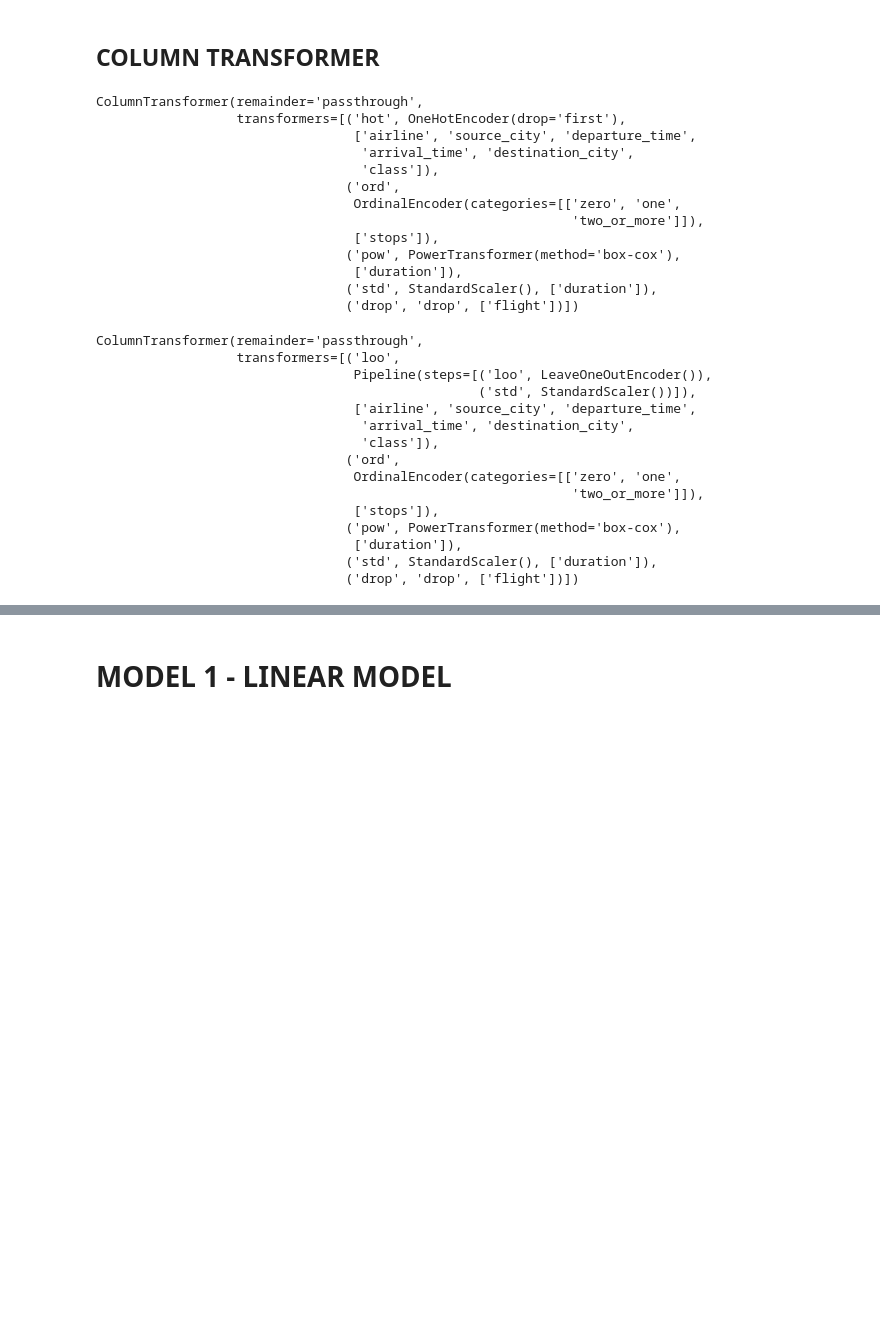
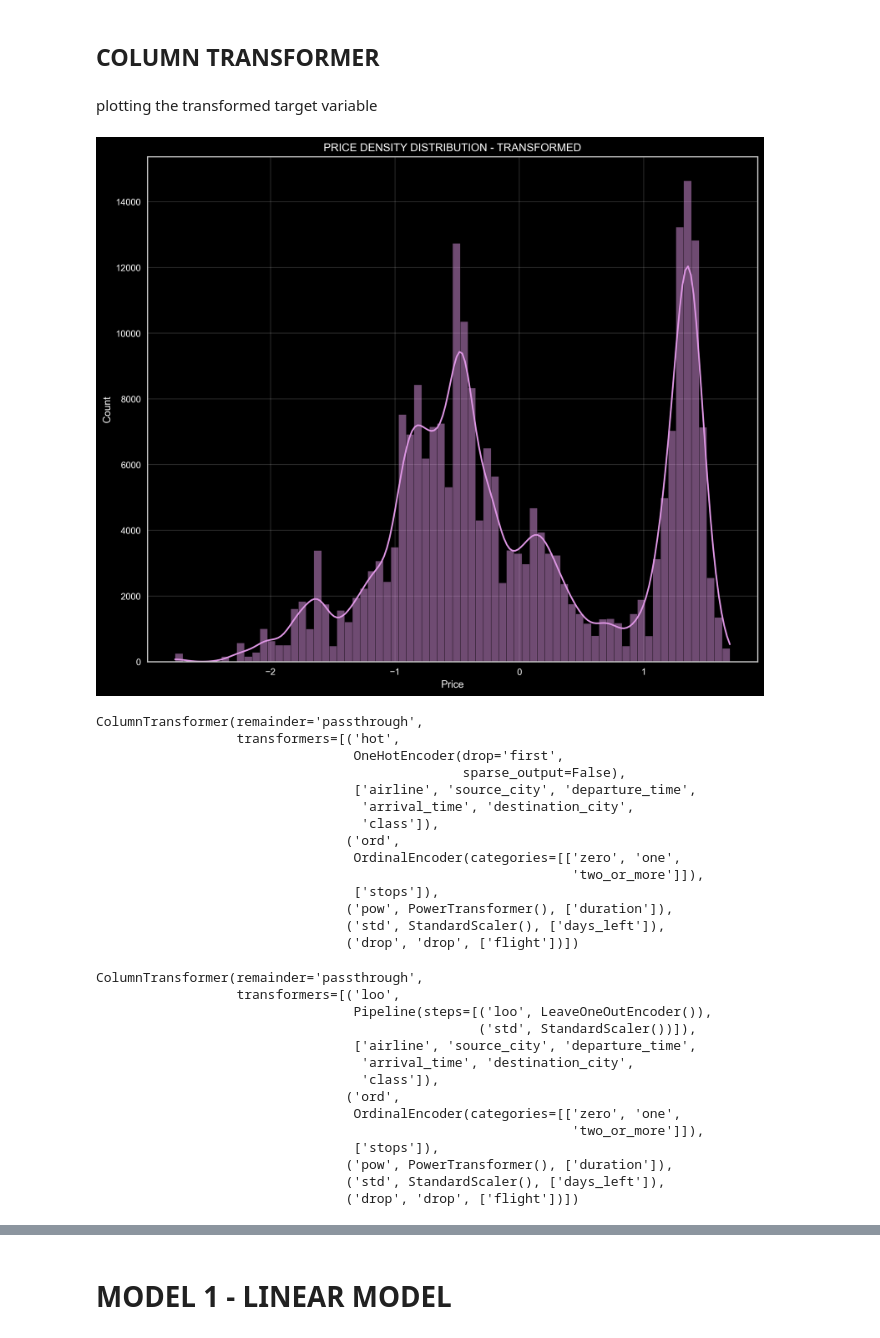
Before and after one commit to baldogiovine/763691, a Jupyter notebook: flights_provola.ipynb, the cells around one changed output, grey strips where cells are left out. Drawn from its saved outputs; the diff is of its cells as text; code cells hidden in the pictures; blank space fills up the shorter version.

Commit message:
with apparently working cyclic encoder

```diff
--- a/flights_provola.ipynb
+++ b/flights_provola.ipynb
@@ -515,6 +417,6 @@ Sturges' rule seems to make not many bins and not to few bins
 # %%
 # create bins for the target variable
-bins = pd.qcut(df['price'], q=round(log2(df.shape[0])), labels=False)
+bins = pd.qcut(df['price'], q=round(1+log2(df.shape[0])), labels=False)
 
 # create a stratified train-test split
 split = StratifiedShuffleSplit(n_splits=1, test_size=0.2) #, random_state=42
@@ -542,19 +444,38 @@ y_test = y_test.reshape(-1, 1)
 power = PowerTransformer(method='box-cox')
 y_train = power.fit_transform(y_train)
 y_test = power.transform(y_test)
+# %% [markdown]
+plotting the transformed target variable
+# %%
+ytrbc = pd.DataFrame(y_train, columns=['ytrain_boxcox'])
+
+fig, axs = plt.subplots(figsize=(12,10), dpi=300)
+sns.histplot(data=ytrbc, x='ytrain_boxcox', kde=True, color=(222/255, 151/255, 228/255))
+axs.set_facecolor((0,0,0))
+plt.title('PRICE DENSITY DISTRIBUTION - TRANSFORMED', color='white')
+plt.xlabel('Price', color='white')
+plt.ylabel('Count', color='white')
+plt.tick_params(colors='white')
+plt.grid(alpha=0.2)
+fig.patch.set_facecolor((0, 0, 0))
+plt.show()
+# %% [output]
+[figure, added]
 # %%
 ct = ColumnTransformer([
-    ('hot', OneHotEncoder(drop='first'), ['airline', 'source_city', 'departure_time', 'arrival_time', 'destination_city', 'class']),
+    ('hot', OneHotEncoder(drop='first', sparse_output=False), ['airline', 'source_city', 'departure_time', 'arrival_time', 'destination_city', 'class']),
     ('ord', OrdinalEncoder(categories=[['zero', 'one', 'two_or_more']]), ['stops']),
-    ('pow', PowerTransformer(method='box-cox'), ['duration']),
-    ('std', StandardScaler(), ['duration']),
+    ('pow', PowerTransformer(method='yeo-johnson'), ['duration']),
+    ('std', StandardScaler(), ['days_left']),
     ('drop', 'drop', ['flight'])
 ], remainder='passthrough') #passthrough is not useful this time, I'm just used to use it and I think it's good practice
 ct
 #30 features in output
 # %% [output]
 ColumnTransformer(remainder='passthrough',
-                  transformers=[('hot', OneHotEncoder(drop='first'),
+                  transformers=[('hot',
+                                 OneHotEncoder(drop='first',
+                                               sparse_output=False),
                                  ['airline', 'source_city', 'departure_time',
                                   'arrival_time', 'destination_city',
                                   'class']),
@@ -562,9 +483,8 @@ ColumnTransformer(remainder='passthrough',
                                  OrdinalEncoder(categories=[['zero', 'one',
                                                              'two_or_more']]),
                                  ['stops']),
-                                ('pow', PowerTransformer(method='box-cox'),
-                                 ['duration']),
-                                ('std', StandardScaler(), ['duration']),
+                                ('pow', PowerTransformer(), ['duration']),
+                                ('std', StandardScaler(), ['days_left']),
                                 ('drop', 'drop', ['flight'])])
 # %%
 loo_pipe = Pipeline([
@@ -575,8 +495,8 @@ loo_pipe = Pipeline([
 ctl = ColumnTransformer([
     ('loo', loo_pipe, ['airline', 'source_city', 'departure_time', 'arrival_time', 'destination_city', 'class']),
     ('ord', OrdinalEncoder(categories=[['zero', 'one', 'two_or_more']]), ['stops']),
-    ('pow', PowerTransformer(method='box-cox'), ['duration']),
-    ('std', StandardScaler(), ['duration']),
+    ('pow', PowerTransformer(method='yeo-johnson'), ['duration']),
+    ('std', StandardScaler(), ['days_left']),
     ('drop', 'drop', ['flight'])
 ], remainder='passthrough') #passthrough is not useful this time, I'm just used to use it and I think it's good practice
 ctl
@@ -593,7 +513,6 @@ ColumnTransformer(remainder='passthrough',
                                  OrdinalEncoder(categories=[['zero', 'one',
                                                              'two_or_more']]),
                                  ['stops']),
-                                ('pow', PowerTransformer(method='box-cox'),
-                                 ['duration']),
-                                ('std', StandardScaler(), ['duration']),
+                                ('pow', PowerTransformer(), ['duration']),
+                                ('std', StandardScaler(), ['days_left']),
                                 ('drop', 'drop', ['flight'])])
```
Also changed, not shown: parts of 168 cells of this notebook.
